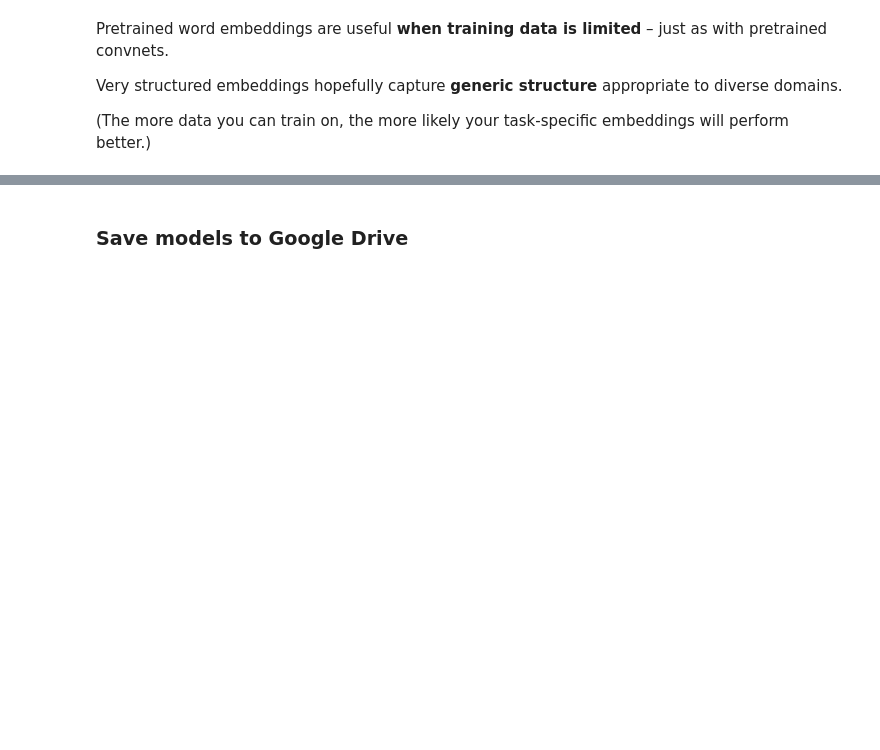
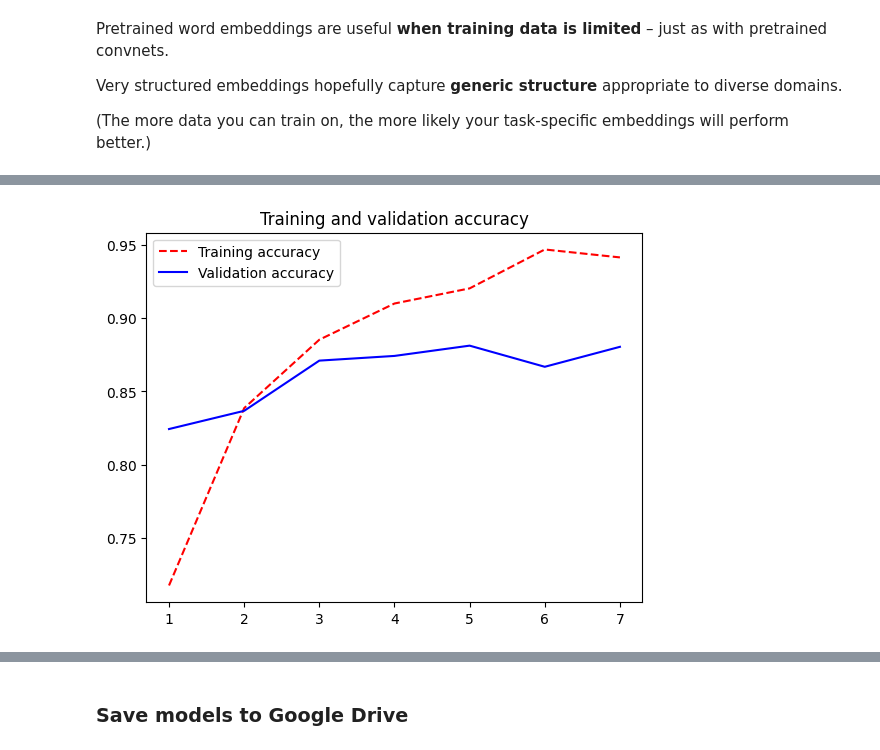
Before and after one commit to arsiliath/DLWP, a Jupyter notebook: lectures/07/chapter14_text-classification.ipynb, the cells around one changed output, grey strips where cells are left out. Saved outputs shown, nothing was run; the diff lists cells and outputs as text; code cells hidden in the pictures; blank space fills up the shorter version.

```diff
--- a/lectures/07/chapter14_text-classification.ipynb
+++ b/lectures/07/chapter14_text-classification.ipynb
@@ -844,5 +1001,4 @@ plot_history(history)
 # %%
-#  and testing
-_, test_acc = model.evaluate(bigram_test_ds)
 # better than the unigram model
-print(f"Test acc: {test_acc:.3f}")
+model = keras.models.load_model(MODELS_DIR / "bigram_classifier.keras")
+print(f"Test acc: {model.evaluate(bigram_test_ds, verbose=0)[1]:.3f}")
@@ -854,18 +1012,18 @@ del (
 keras.backend.clear_session()
 # %% [markdown]
 ## Sequence models
+# %%
+# we cut our sequences to 600 words max, 64 hidden units for our LSTMs, (max tokens still the same)
+MAX_LENGTH = 600
+HIDDEN_DIM = 64
 # %%
 # Preparing integer sequence train/val/test datasets
-# we cut our sequences to 600 words max, and max tokens to 8000! (For memory.)
-# This will affect performance...
-max_length = 600
-max_tokens = 30_000
 
 text_vectorization = keras.layers.TextVectorization(
-    max_tokens=max_tokens,
+    max_tokens=MAX_TOKENS,
     split="whitespace",
     output_mode="int",
-    output_sequence_length=max_length,
+    output_sequence_length=MAX_LENGTH,
 )
 text_vectorization.adapt(train_ds_no_labels)
 
@@ -1242,14 +1504,14 @@ Very structured embeddings hopefully capture **generic structure** appropriate t
 
 (The more data you can train on, the more likely your task-specific embeddings will perform better.)
 # %%
-inputs = keras.Input(shape=(max_length,))
+inputs = keras.Input(shape=(MAX_LENGTH,))
 lstm_embedding = keras.layers.Embedding(
-    input_dim=max_tokens,
-    output_dim=hidden_dim,
+    input_dim=MAX_TOKENS,
+    output_dim=HIDDEN_DIM,
     mask_zero=True,
 )
 x = lstm_embedding(inputs)
-x = keras.layers.Bidirectional(keras.layers.LSTM(hidden_dim))(x)
+x = keras.layers.Bidirectional(keras.layers.LSTM(HIDDEN_DIM))(x)
 x = keras.layers.Dropout(0.5)(x)
 outputs = keras.layers.Dense(1, activation="sigmoid")(x)
 model = keras.Model(inputs, outputs, name="lstm_with_cbow")
@@ -1276,7 +1553,9 @@ history = model.fit(
     verbose=0,
 )
 # %%
-print_history(history)
+plot_history(history)
+# %% [output]
+[figure, added]
 # %%
 model = keras.models.load_model(MODELS_DIR / "lstm_with_cbow.keras")
 print(f"Test acc: {model.evaluate(sequence_test_ds, verbose=0)[1]:.3f}")
```
Also changed, not shown: parts of 77 cells of this notebook.
